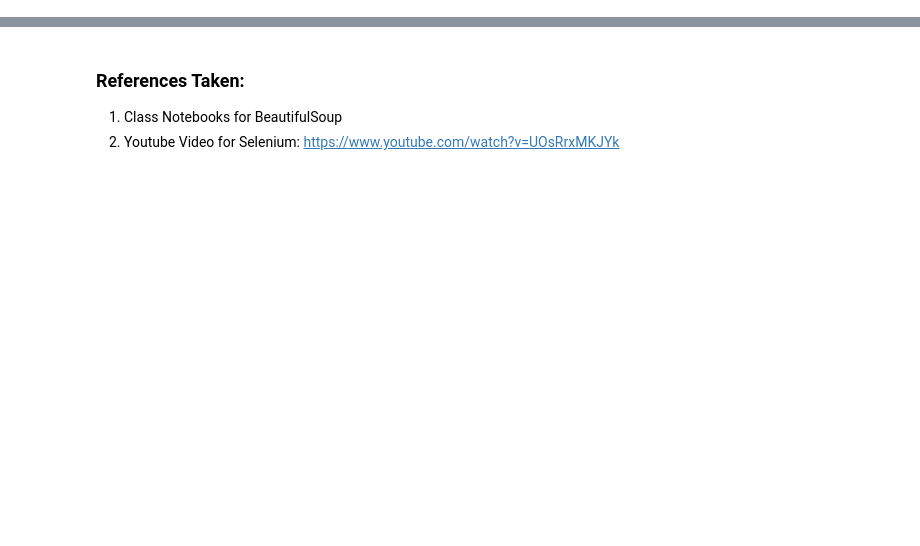
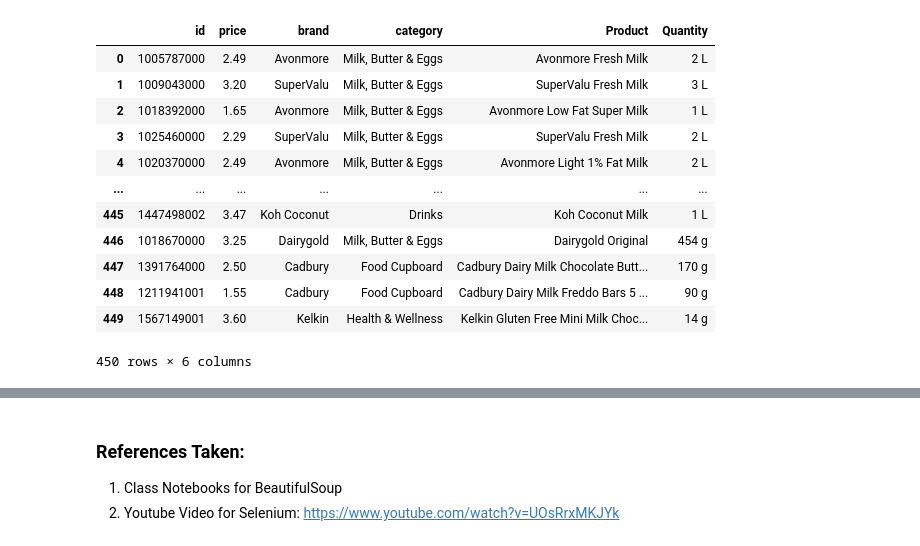
Before and after one commit to Akash2206/Python_CA2, a Jupyter notebook: Python_CA2_Akash_Satpute.ipynb, the cells around one changed output, grey strips where cells are left out. Drawn from its saved outputs; the diff is of its cells as text; code cells hidden in the pictures; blank space fills up the shorter version.

```diff
--- a/Python_CA2_Akash_Satpute.ipynb
+++ b/Python_CA2_Akash_Satpute.ipynb
@@ -6,15 +6,13 @@ import pandas as pd
 import re
 import warnings
 warnings.filterwarnings("ignore")
-# %%
-url = f"https://shop.supervalu.ie/shopping/search/allaisles?q=milk"
-response = requests.get(url)
-soup = BeautifulSoup(response.text, "html.parser")
 # %%
-product_divs = soup.find_all("div", {"data-product": True})
 result = pd.DataFrame()
-for product_div in product_divs:
-    product_data = json.loads(product_div["data-product"])
-    result = result.append(pd.json_normalize(product_data),ignore_index=True)
+for page in range(1, 6): # Change 6 to the number of pages you want to scrape
+    url = f"https://shop.supervalu.ie/shopping/search/allaisles?q=milk&page={page}"
+    response = requests.get(url)
+    soup = BeautifulSoup(response.text, "html.parser")
+    product_divs = soup.find_all("div", {"data-product": True})
+    for product_div in product_divs:
+        product_data = json.loads(product_div["data-product"])
+        result = result.append(pd.json_normalize(product_data), ignore_index=True)
-# %%
-result['name'] = result['name'].astype(str)
@@ -30,4 +18,0 @@ dtype: object
-# %%
-# create two new columns for product name and volume
-result[['Product_Name', 'Volume']] = result['name'].str.extract(r'(.*)\(([\d\.]+) L\)')
-#result['Volume'] = re.findall(r'\((.*?)\)', result['name'])
@@ -55,3 +19,36 @@ result
+# %%
+
+# Split the name column into two columns
+result[['Product', 'Quantity']] = result['name'].str.split('(', n=1, expand=True)
+
+# Remove the closing bracket from the quantity column
+result['Quantity'] = result['Quantity'].str.replace(')', '')
+
+# Remove any leading or trailing whitespace from the product and quantity columns
+result['Product'] = result['Product'].str.strip()
+result['Quantity'] = result['Quantity'].str.strip()
+
+# Assuming the updated dataframe with the "Product" and "Quantity" columns is named df
+
+# Drop the original "name" column
+result = result.drop('name', axis=1)
+
+# Print the updated dataframe
+result
+# %% [output]
+|  | id | price | brand | category | Product | Quantity |
+| 0 | 1005787000 | 2.49 | Avonmore | Milk, Butter & Eggs | Avonmore Fresh Milk | 2 L |
+| 1 | 1009043000 | 3.20 | SuperValu | Milk, Butter & Eggs | SuperValu Fresh Milk | 3 L |
+| 2 | 1018392000 | 1.65 | Avonmore | Milk, Butter & Eggs | Avonmore Low Fat Super Milk | 1 L |
+| 3 | 1025460000 | 2.29 | SuperValu | Milk, Butter & Eggs | SuperValu Fresh Milk | 2 L |
+| 4 | 1020370000 | 2.49 | Avonmore | Milk, Butter & Eggs | Avonmore Light 1% Fat Milk | 2 L |
+| ... | ... | ... | ... | ... | ... | ... |
+| 445 | 1447498002 | 3.47 | Koh Coconut | Drinks | Koh Coconut Milk | 1 L |
+| 446 | 1018670000 | 3.25 | Dairygold | Milk, Butter & Eggs | Dairygold Original | 454 g |
+| 447 | 1391764000 | 2.50 | Cadbury | Food Cupboard | Cadbury Dairy Milk Chocolate Butt... | 170 g |
+| 448 | 1211941001 | 1.55 | Cadbury | Food Cupboard | Cadbury Dairy Milk Freddo Bars 5 ... | 90 g |
+| 449 | 1567149001 | 3.60 | Kelkin | Health & Wellness | Kelkin Gluten Free Mini Milk Choc... | 14 g |
+450 rows × 6 columns
 # %%
 url = f"https://www.tesco.ie/groceries/en-IE/search?query=milk"
 response = requests.get(url)
```
Also changed, not shown: parts of 2 cells of this notebook.
